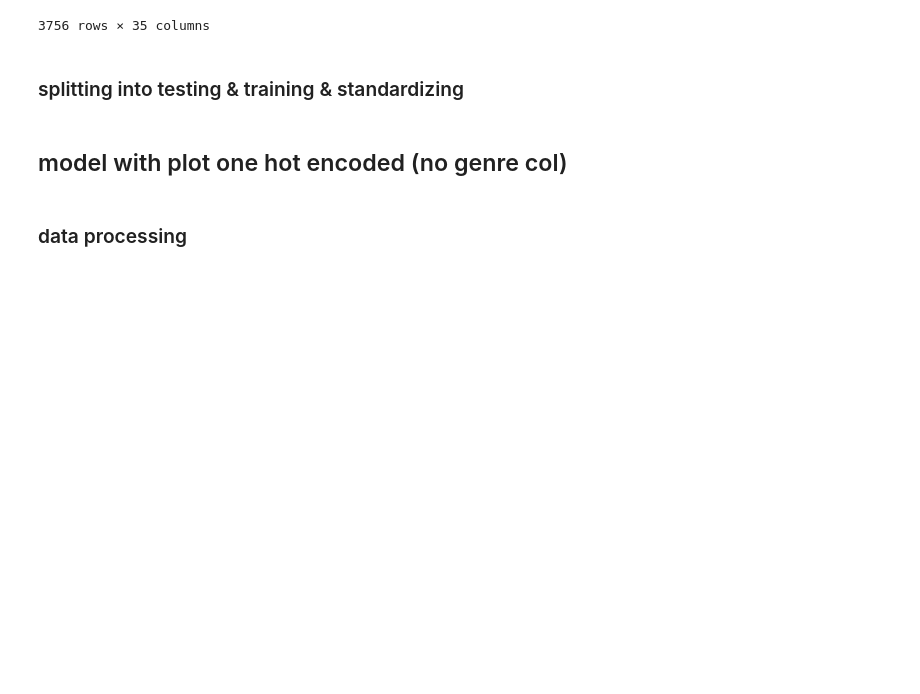
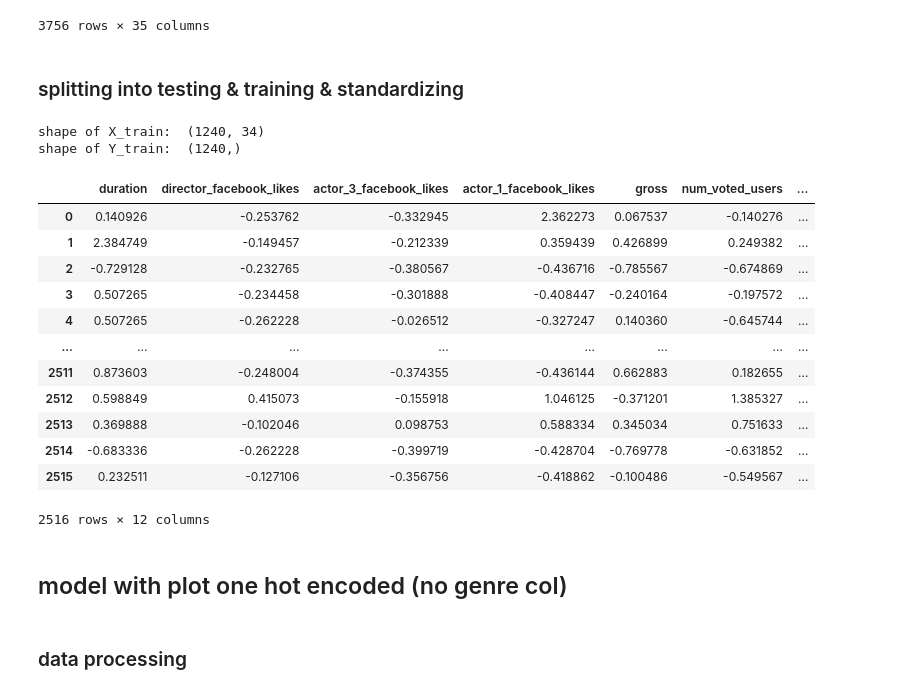
Before and after one commit to klee2024/movie_rating_prediction, a Jupyter notebook: movie_rating_analysis.ipynb, the cells around one changed output. Drawn from its saved outputs; the diff is of its cells as text; code cells hidden in the pictures; blank space fills up the shorter version.

Commit message:
fxs for standardize and model, needs debugging

```diff
--- a/movie_rating_analysis.ipynb
+++ b/movie_rating_analysis.ipynb
@@ -159,2 +105,0 @@ Name: imdb_score, Length: 3756, dtype: float64
-# %%
-X = X.drop("imdb_score", axis = 1)
@@ -163,3 +105,0 @@ KeyError: "['imdb_score'] not found in axis"
-# %%
-X_train, X_test, y_train, y_test = train_test_split(
-...     X, y, test_size=0.33, random_state=42)
@@ -170,11 +106,30 @@ from sklearn.preprocessing import StandardScaler
 # %%
-scaler = StandardScaler()
+def standardize_and_split(df, mean_bool = True):
+    # takes in a df and splits + standardizes the data
+    # returns: X_train, X_test, y_train, y_test
+    np.random.seed(42)
+    y = df.imdb_score
+    X = df.drop("imdb_score", axis = 1)
+    #print(y)
+    #print(X)
 
-# fit scaler on training data
-norm = scaler.fit(X_train)
+    X_train, X_test, y_train, y_test = train_test_split(X, y, test_size=0.33, random_state=42)
 
-# transform training data
-X_train_norm = pd.DataFrame(scaler.transform(X_train), columns = X_train.columns)
+    print("shape of X_train: ", X_train.shape)
+    print("shape of Y_train: ", y_train.shape)
 
-# transform testing dataabs
-X_test_norm = pd.DataFrame(scaler.transform(X_test), columns = X_test.columns)
+    # standardize columns
+
+    scaler = StandardScaler(with_mean = mean_bool)
+
+    # fit scaler on training data
+    norm = scaler.fit(X_train)
+
+    print(X_train)
+    # transform training data
+    X_train_norm = pd.DataFrame(scaler.transform(X_train), columns = X_train.columns)
+
+    # transform testing dataabs
+    #X_test_norm = pd.DataFrame(scaler.transform(X_test), columns = X_test.columns)
+
+    return(X_train_norm, X_test_norm, y_train, y_test)
@@ -254,6 +221,27 @@ genre_one_hot_df
 3756 rows × 35 columns
 # %% [markdown]
 ### splitting into testing & training & standardizing
+# %%
+X_train, X_test, y_train, y_test = standardize_and_split(genre_one_hot_df)
+# %% [output]
+shape of X_train:  (1240, 34)
+shape of Y_train:  (1240,)
+# %%
+X_train
+# %% [output]
+|  | duration | director_facebook_likes | actor_3_facebook_likes | actor_1_facebook_likes | gross | num_voted_users | ... |
+| 0 | 0.140926 | -0.253762 | -0.332945 | 2.362273 | 0.067537 | -0.140276 | ... |
+| 1 | 2.384749 | -0.149457 | -0.212339 | 0.359439 | 0.426899 | 0.249382 | ... |
+| 2 | -0.729128 | -0.232765 | -0.380567 | -0.436716 | -0.785567 | -0.674869 | ... |
+| 3 | 0.507265 | -0.234458 | -0.301888 | -0.408447 | -0.240164 | -0.197572 | ... |
+| 4 | 0.507265 | -0.262228 | -0.026512 | -0.327247 | 0.140360 | -0.645744 | ... |
+| ... | ... | ... | ... | ... | ... | ... | ... |
+| 2511 | 0.873603 | -0.248004 | -0.374355 | -0.436144 | 0.662883 | 0.182655 | ... |
+| 2512 | 0.598849 | 0.415073 | -0.155918 | 1.046125 | -0.371201 | 1.385327 | ... |
+| 2513 | 0.369888 | -0.102046 | 0.098753 | 0.588334 | 0.345034 | 0.751633 | ... |
+| 2514 | -0.683336 | -0.262228 | -0.399719 | -0.428704 | -0.769778 | -0.631852 | ... |
+| 2515 | 0.232511 | -0.127106 | -0.356756 | -0.418862 | -0.100486 | -0.549567 | ... |
+2516 rows × 12 columns
 # %% [markdown]
 ## model with plot one hot encoded (no genre col)
 # %% [markdown]
```
Also changed, not shown: parts of 32 cells of this notebook.
